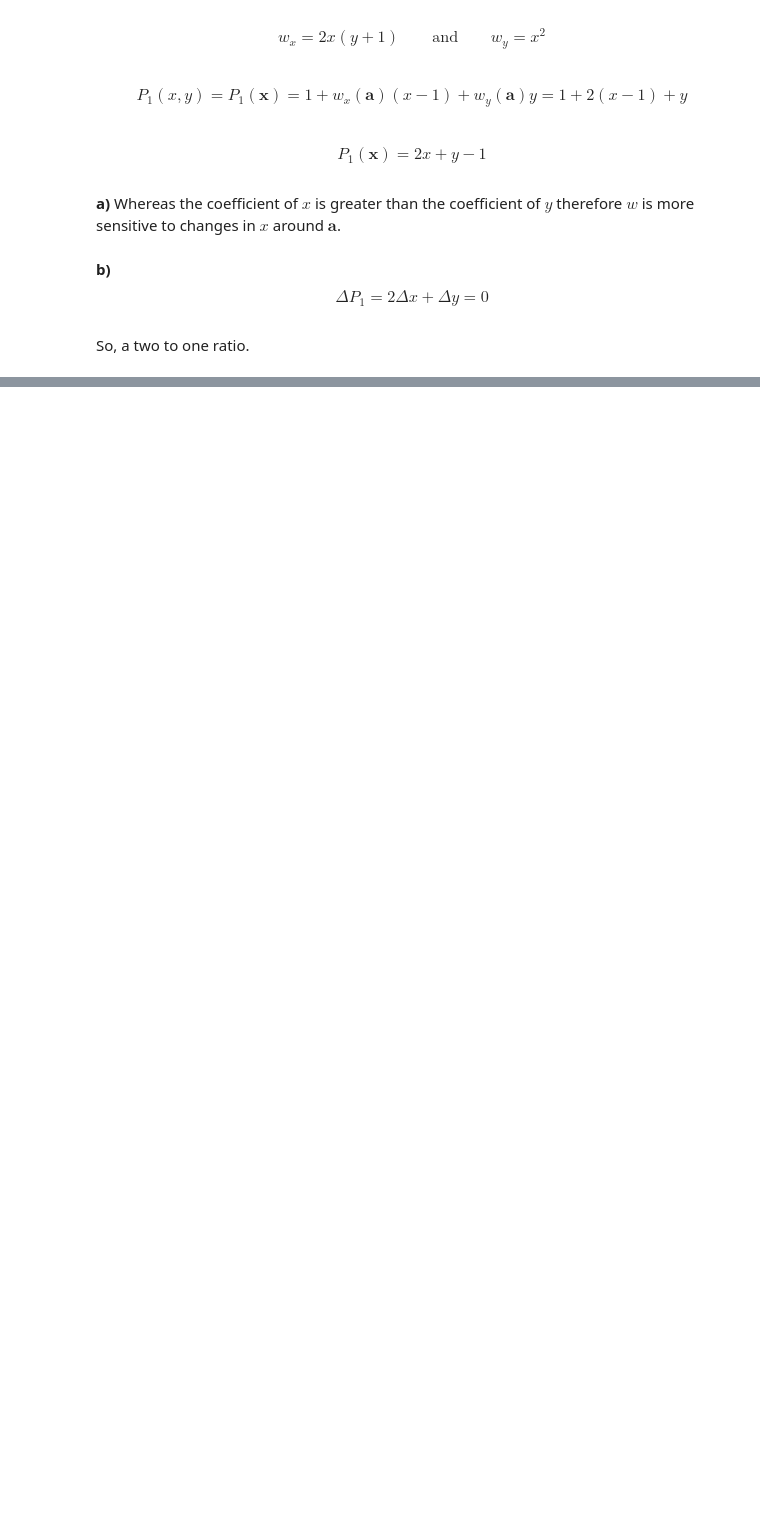
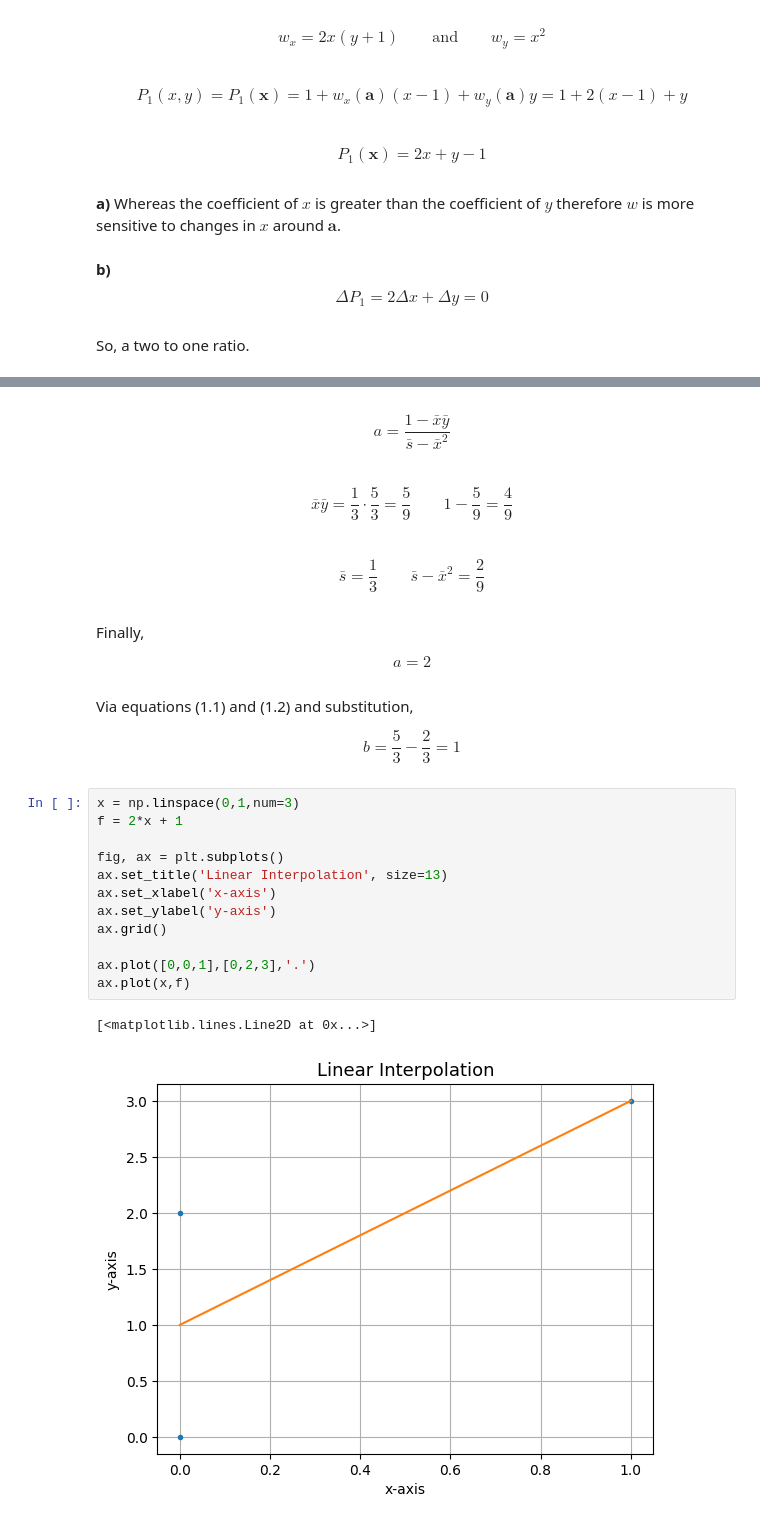
Before and after one commit to jordandll/MultivariableCalculus, a Jupyter notebook: PartialDerivatives/PartA/psets/pset4.ipynb, the cells around one changed output, grey strips where cells are left out. Saved outputs shown, nothing was run; the diff lists cells and outputs as text; blank space fills up the shorter version.

```diff
--- a/PartialDerivatives/PartA/psets/pset4.ipynb
+++ b/PartialDerivatives/PartA/psets/pset4.ipynb
@@ -244,0 +487,33 @@ So, a two to one ratio.
+# %% [markdown]
+\begin{equation}\tag{1.2a}
+    a = \frac{1 - \bar{x}\bar{y}}{\bar{s} - \bar{x}^2}
+\end{equation}
+# %% [markdown]
+$$ \bar{x}\bar{y} = \frac{1}{3}\cdot\frac{5}{3} = \frac{5}{9} \quad\quad 1 - \frac{5}{9} = \frac{4}{9}$$
+# %% [markdown]
+$$ \bar{s} = \frac{1}{3} \quad\quad \bar{s}-\bar{x}^2 = \frac{2}{9}$$
+# %% [markdown]
+Finally,
+
+\begin{equation}\tag{1.2}
+    a = 2
+\end{equation}
+# %% [markdown]
+Via equations (1.1) and (1.2) and substitution,
+
+$$ b = \frac{5}{3} - \frac{2}{3} = 1$$
+# %%
+x = np.linspace(0,1,num=3)
+f = 2*x + 1
+
+fig, ax = plt.subplots()
+ax.set_title('Linear Interpolation', size=13)
+ax.set_xlabel('x-axis')
+ax.set_ylabel('y-axis')
+ax.grid()
+
+ax.plot([0,0,1],[0,2,3],'.')
+ax.plot(x,f)
+# %% [output]
+[<matplotlib.lines.Line2D at 0x...>]
+[figure, added]
```
Also changed, not shown: parts of 208 cells of this notebook.
